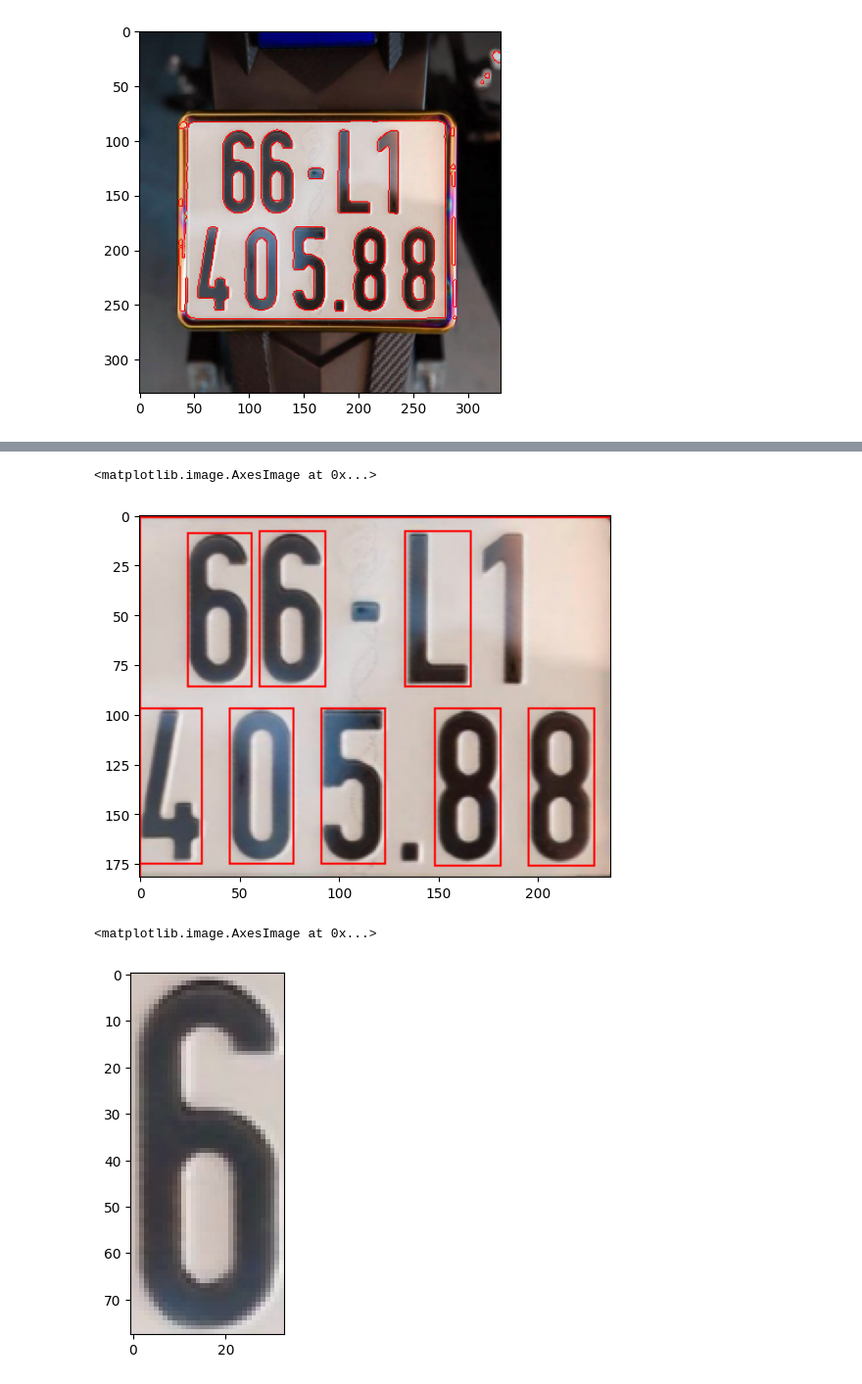
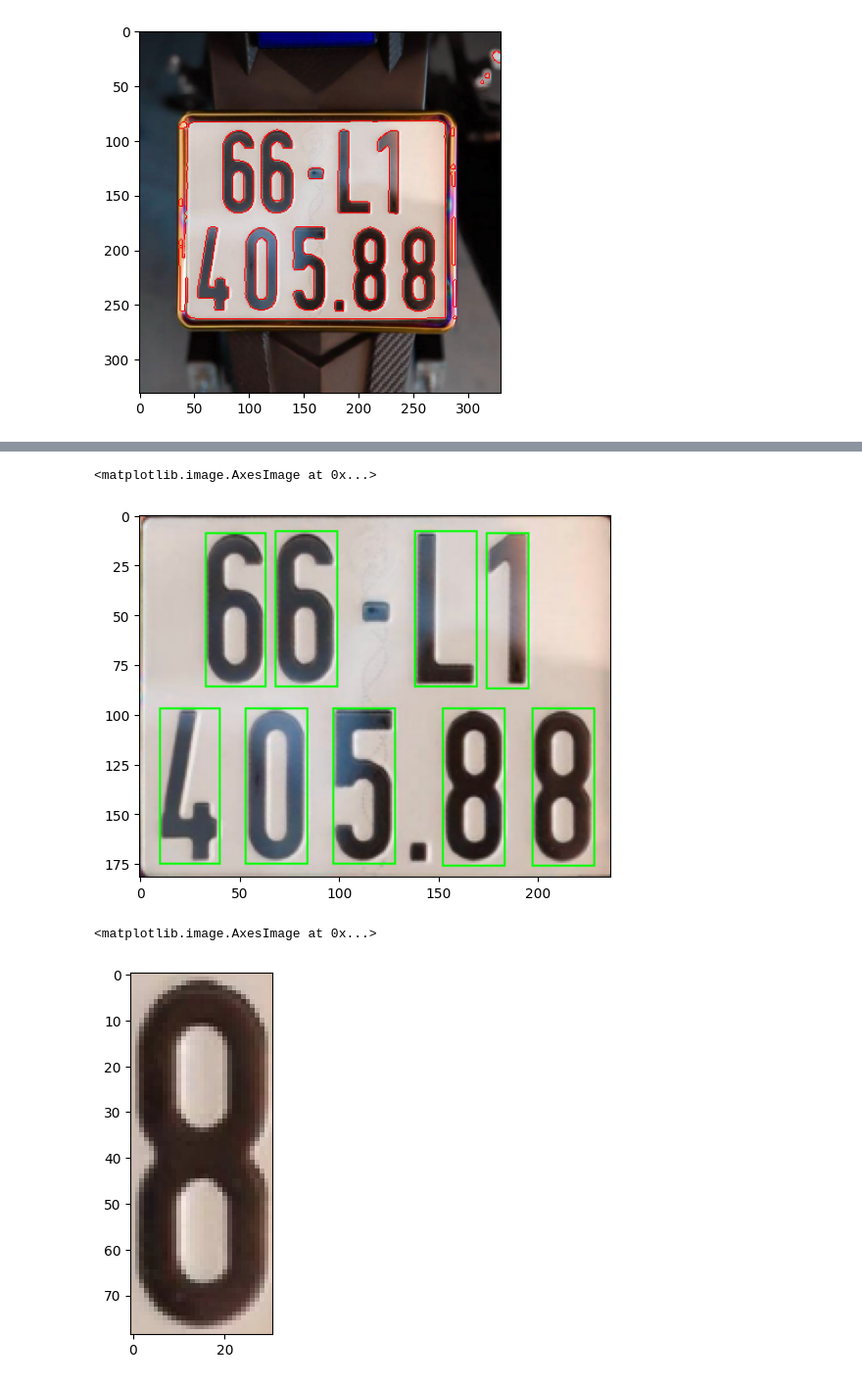
Before and after one commit to PhamTienThanhCong/Python_beginer, a Jupyter notebook: thi giac may tinh/lab5/lab5.ipynb, the cells around one changed output, grey strips where cells are left out. Shown at 98% size. Drawn from its saved outputs; the diff is of its cells as text; code cells hidden in the pictures.

```diff
--- a/thi giac may tinh/lab5/lab5.ipynb
+++ b/thi giac may tinh/lab5/lab5.ipynb
@@ -244,27 +244,28 @@ test = dst.copy()
 for i in range(len(contours)):
     # draw shape
     x,y,w,h = cv2.boundingRect(contours[i])
-    if w > 30 and h > 30:
-        a = cv2.rectangle(test, (x,y), (x+w, y+h), (255, 0, 0), 1)
+    if w > 20 and h > 20 and w < 100 and h < 100:
+        a = cv2.rectangle(test, (x,y), (x+w, y+h), (0, 255, 0), 1)
 
 plt.imshow(a)
 # %% [output]
 <matplotlib.image.AxesImage at 0x...>
-[figure, old version]
+[figure, new version]
 # %%
 # use getPerspectiveTransform and warpPerspective to get object license plates from dst
 test = dst.copy()
+plt.figure(figsize=(40,40))
 for i in range(len(contours)):
     # draw shape
     x,y,w,h = cv2.boundingRect(contours[i])
-    if w > 10 and h > 10:
-        # a = cv2.rectangle(test, (x+10,y), (x+w, y+h), (255, 0, 0), 3)
+    if w > 10 and h > 10 and w < 100 and h < 100:
         pts1 = np.float32([[x,y], [x+w, y], [x, y+h], [x+w, y+h]])
         pts2 = np.float32([[0,0], [w, 0], [0, h], [w, h]])
         M = cv2.getPerspectiveTransform(pts1, pts2)
         dst_number = cv2.warpPerspective(test, M, (w, h))
+        plt.subplot(3,2,i+1), plt.imshow(dst_number)
 
 plt.imshow(dst_number)
 # %% [output]
 <matplotlib.image.AxesImage at 0x...>
-[figure, old version]
+[figure, new version]
```
Also changed, not shown: parts of 2 cells of this notebook.
